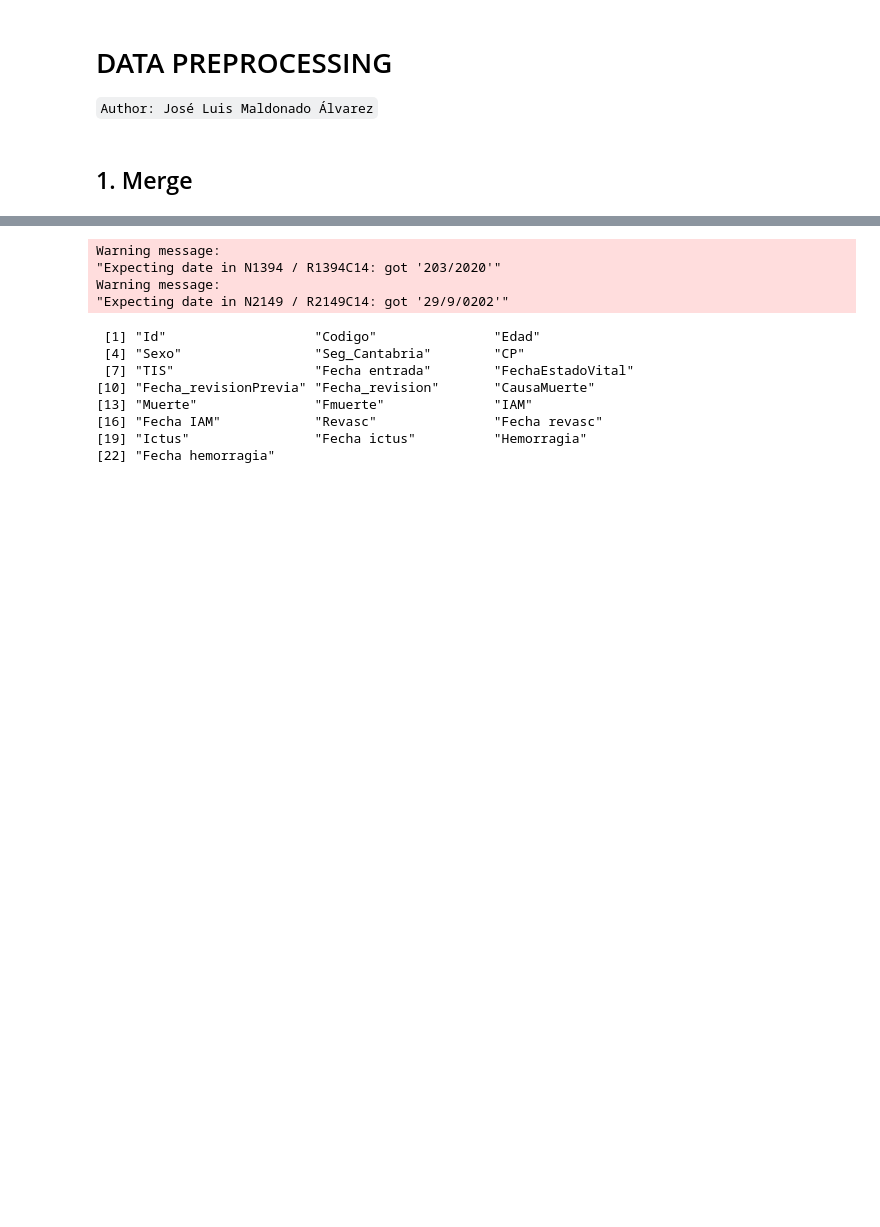
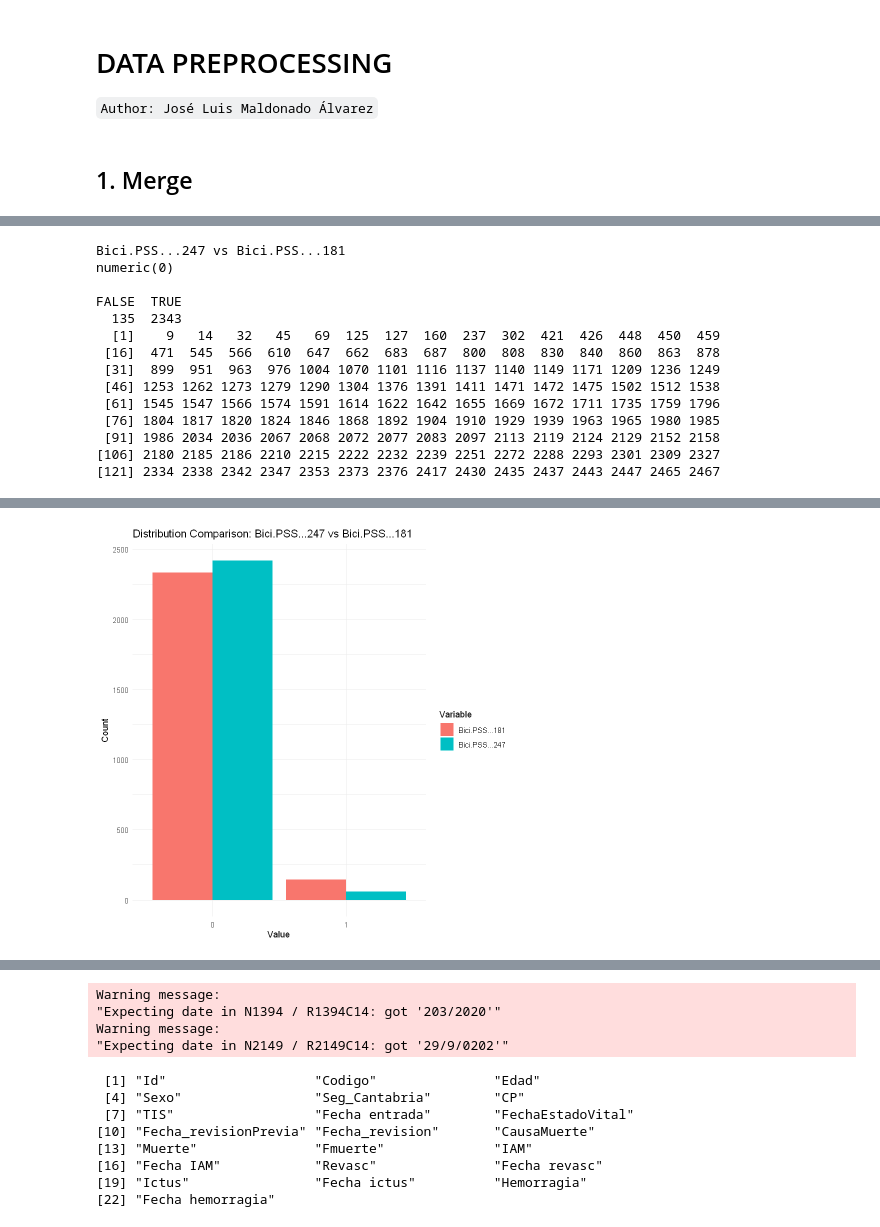
Before and after one commit to JoseLuisMaldonadoA/TFM, a Jupyter notebook: Curation.ipynb, the cells around one changed output, grey strips where cells are left out. Drawn from its saved outputs; the diff is of its cells as text; code cells hidden in the pictures; blank space fills up the shorter version.

```diff
--- a/Curation.ipynb
+++ b/Curation.ipynb
@@ -58,0 +50,43 @@ A tibble: 6 × 290
+# %%
+# Compare Bici.PSS...247 vs Bici.PSS...188
+cat("Bici.PSS...247 vs Bici.PSS...181\n")
+print(data$Id[is.na(data$Bici.PSS...247) | is.na(data$Bici.PSS...181)])
+print(table(data$Bici.PSS...247 == data$Bici.PSS...181, useNA = "ifany"))
+print(data$Id[which(data$Bici.PSS...247 != data$Bici.PSS...181 & !is.na(data$Bici.PSS...247) & !is.na(data$Bici.PSS...181))])
+
+library(ggplot2)
+# Prepare data for plotting
+df_bici <- data.frame(
+    value = c(data$Bici.PSS...247, data$Bici.PSS...181),
+    variable = rep(c("Bici.PSS...247", "Bici.PSS...181"), each = nrow(data))
+)
+
+# Remove NAs for plotting
+df_bici <- df_bici[!is.na(df_bici$value), ]
+
+# Plot side-by-side barplots for both distributions
+ggplot(df_bici, aes(x = factor(value), fill = variable)) +
+    geom_bar(position = "dodge") +
+    labs(title = "Distribution Comparison: Bici.PSS...247 vs Bici.PSS...181",
+             x = "Value", y = "Count", fill = "Variable") +
+    theme_minimal()
+
+# Seems like are almost the same, but Bici.PSS...247 has more 0s
+
+# Expert says that Bici.PSS...181 refers to the type of exercise
+# and Bici.PSS...247 refers to the mean of transport
+# %% [output]
+Bici.PSS...247 vs Bici.PSS...181
+numeric(0)
+
+FALSE  TRUE
+  135  2343
+  [1]    9   14   32   45   69  125  127  160  237  302  421  426  448  450  459
+ [16]  471  545  566  610  647  662  683  687  800  808  830  840  860  863  878
+ [31]  899  951  963  976 1004 1070 1101 1116 1137 1140 1149 1171 1209 1236 1249
+ [46] 1253 1262 1273 1279 1290 1304 1376 1391 1411 1471 1472 1475 1502 1512 1538
+ [61] 1545 1547 1566 1574 1591 1614 1622 1642 1655 1669 1672 1711 1735 1759 1796
+ [76] 1804 1817 1820 1824 1846 1868 1892 1904 1910 1929 1939 1963 1965 1980 1985
+ [91] 1986 2034 2036 2067 2068 2072 2077 2083 2097 2113 2119 2124 2129 2152 2158
+[106] 2180 2185 2186 2210 2215 2222 2232 2239 2251 2272 2288 2293 2301 2309 2327
+[121] 2334 2338 2342 2347 2353 2373 2376 2417 2430 2435 2437 2443 2447 2465 2467
@@ -58,0 +95 @@ A tibble: 6 × 290
+[figure, added]
```
Also changed, not shown: parts of 55 cells of this notebook.
